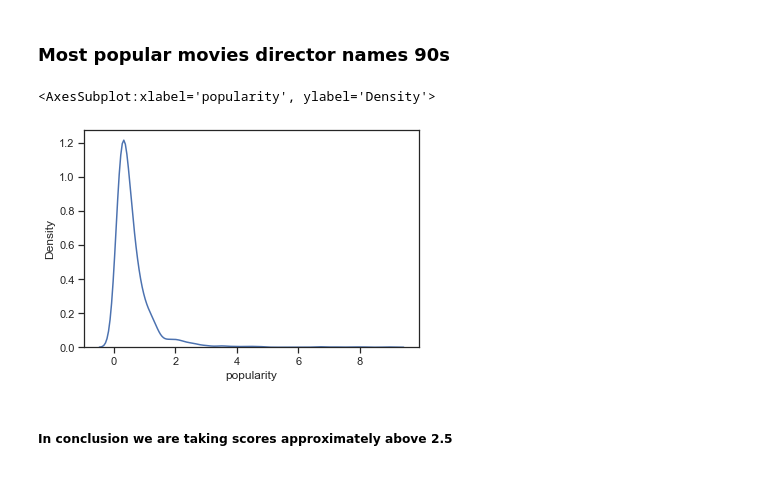
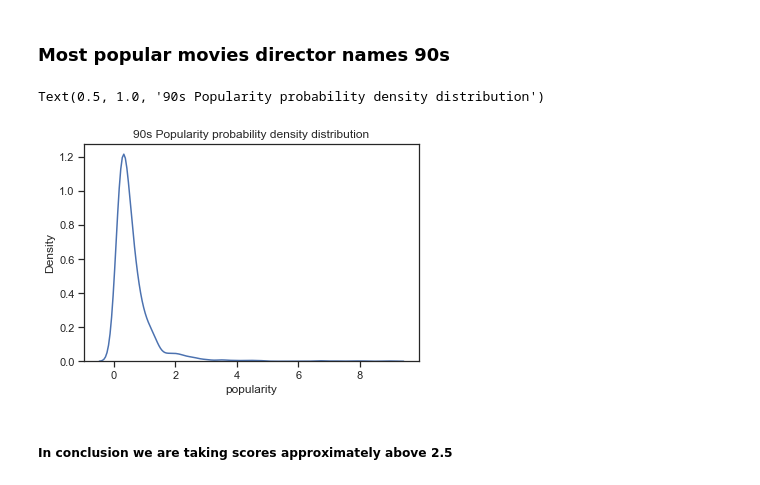
Before and after one commit to HossamHeikal/Investigate-dataset, a Jupyter notebook: investigate-a-dataset-template.ipynb, the cells around one changed output. Drawn from its saved outputs; the diff is of its cells as text; code cells hidden in the pictures.

```diff
--- a/investigate-a-dataset-template.ipynb
+++ b/investigate-a-dataset-template.ipynb
@@ -286,10 +289,10 @@ pop_dir_svnties[['director', 'original_title', 'vote_average', 'popularity', 'ta
 # %%
 ninties = df_clean[(df_clean['release_year'] >= 1990) & (df_clean['release_year'] <2000)]
 # %%
-sns.kdeplot(data = ninties, x = 'popularity')
+sns.kdeplot(data = ninties, x = 'popularity').set_title('90s Popularity probability density distribution')
 # %% [output]
-<AxesSubplot:xlabel='popularity', ylabel='Density'>
+Text(0.5, 1.0, '90s Popularity probability density distribution')
-[figure, old version]
+[figure, new version]
 # %% [markdown]
 ##### In conclusion we are taking scores approximately above 2.5
 # %%
```
Also changed, not shown: parts of 27 cells of this notebook, 1 other file.
